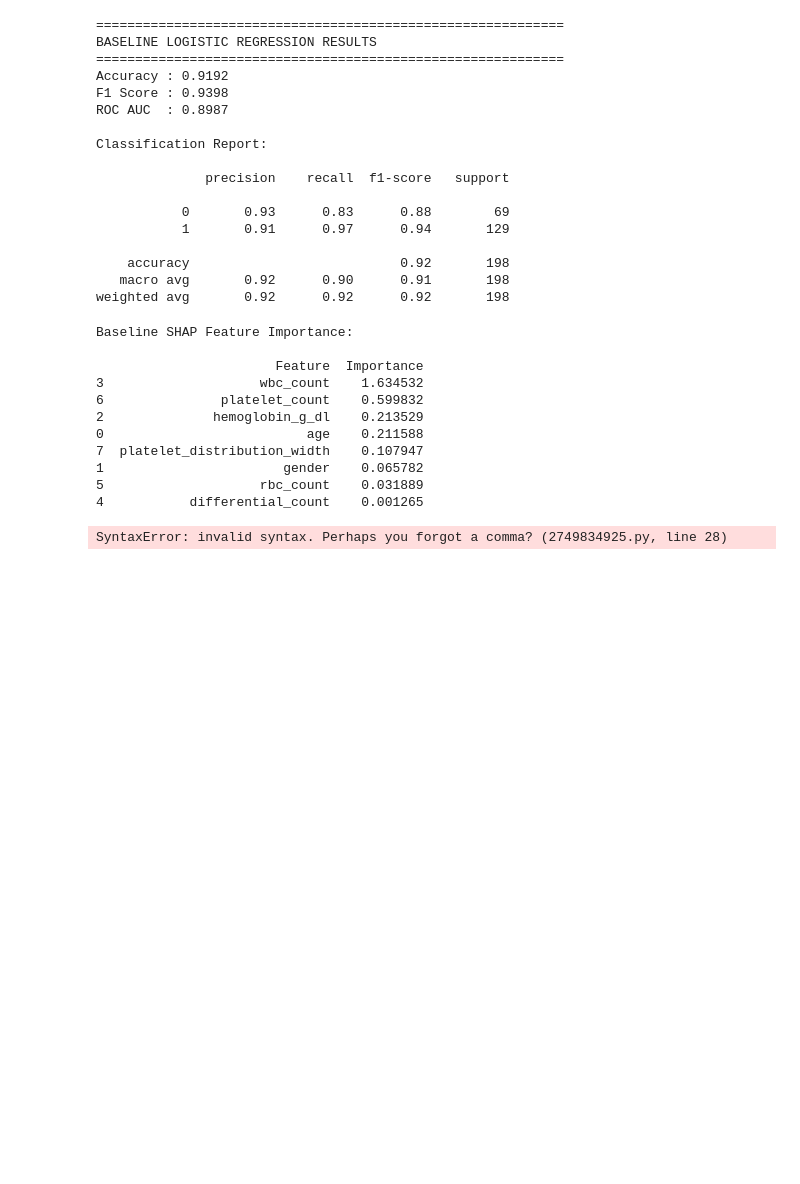
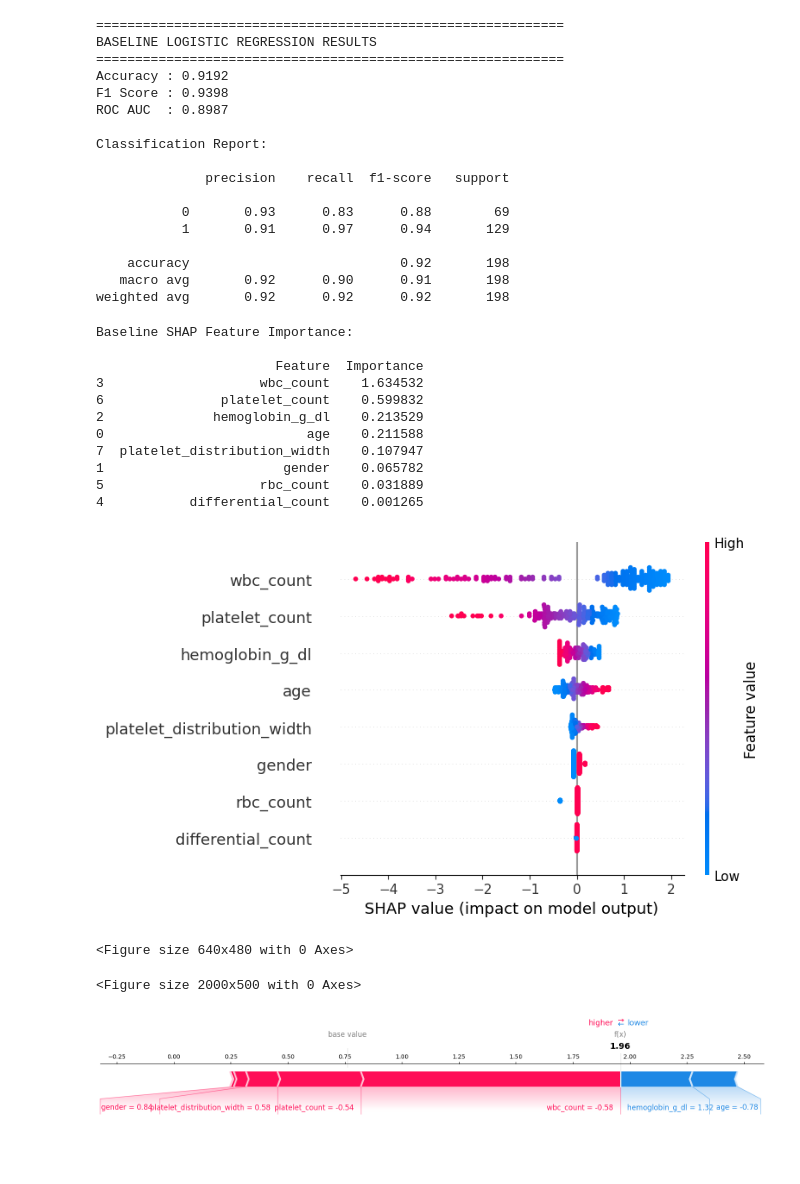
Before and after one commit to ianurag100x/ML-Model-Reasoning-with-Missing-Data, a Jupyter notebook: Logistic Regression/02_baseline_logisticRegression.ipynb, the cells around one changed output. Drawn from its saved outputs; the diff is of its cells as text; code cells hidden in the pictures; blank space fills up the shorter version.

```diff
--- a/Logistic Regression/02_baseline_logisticRegression.ipynb
+++ b/Logistic Regression/02_baseline_logisticRegression.ipynb
@@ -177,33 +177,38 @@ Baseline SHAP Feature Importance:
 # %%
 # ----------------------------------------------------------
 # 13. SHAP Summary Plot
 # ----------------------------------------------------------
 import matplotlib.pyplot as plt
 
 plt.figure()
 
 shap.summary_plot(
     shap_values,
     X_test_scaled,
     feature_names=feature_names,
     show=True  # or just remove this argument
 )
 
 plt.tight_layout()
 plt.show()   # explicitly display
 
 # ----------------------------------------------------------
 # 14. SHAP Force Plot (Instance 0)
 # ----------------------------------------------------------
-instance_index = 0
+instance_index = 5
+row_display = np.round(X_test_scaled[instance_index], 2)
 
-# Create force plot
+plt.figure(figsize=(20, 5))  # helps reduce overlap
+
 shap.force_plot(
     explainer.expected_value,
     shap_values[instance_index],
-    X_test_scaled[instance_index],
+    row_display,
     feature_names=feature_names,
     matplotlib=True
 )
 # %% [output]
+[figure, added]
-SyntaxError: invalid syntax. Perhaps you forgot a comma? (2749834925.py, line 28)
+<Figure size 640x480 with 0 Axes>
+<Figure size 2000x500 with 0 Axes>
+[figure, added]
```
Also changed, not shown: 18 other files.
